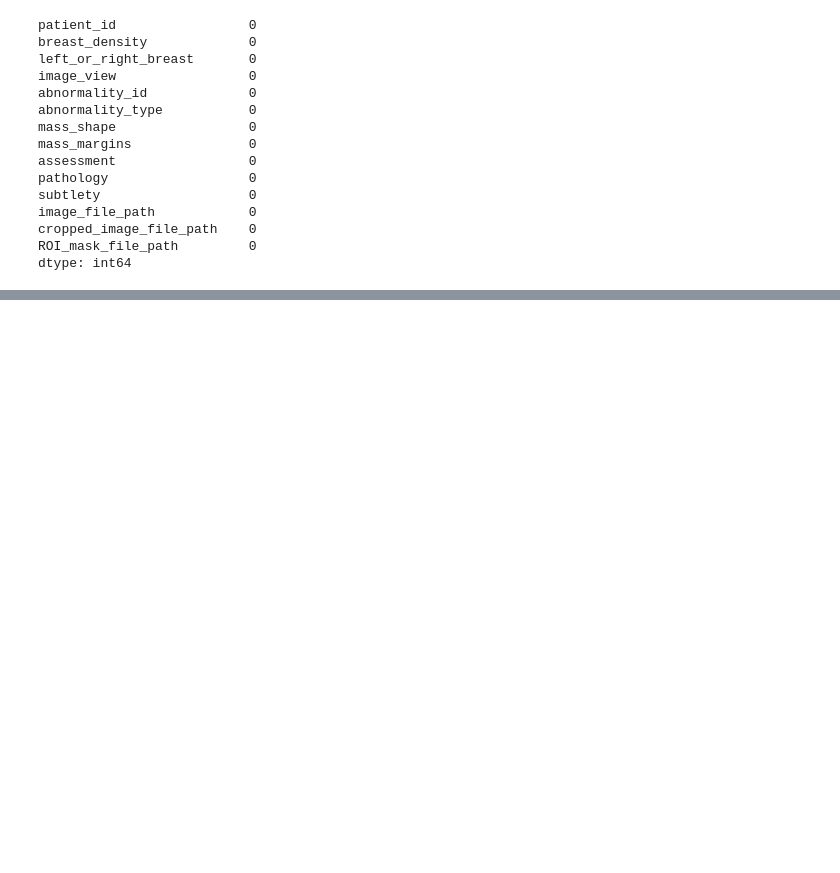
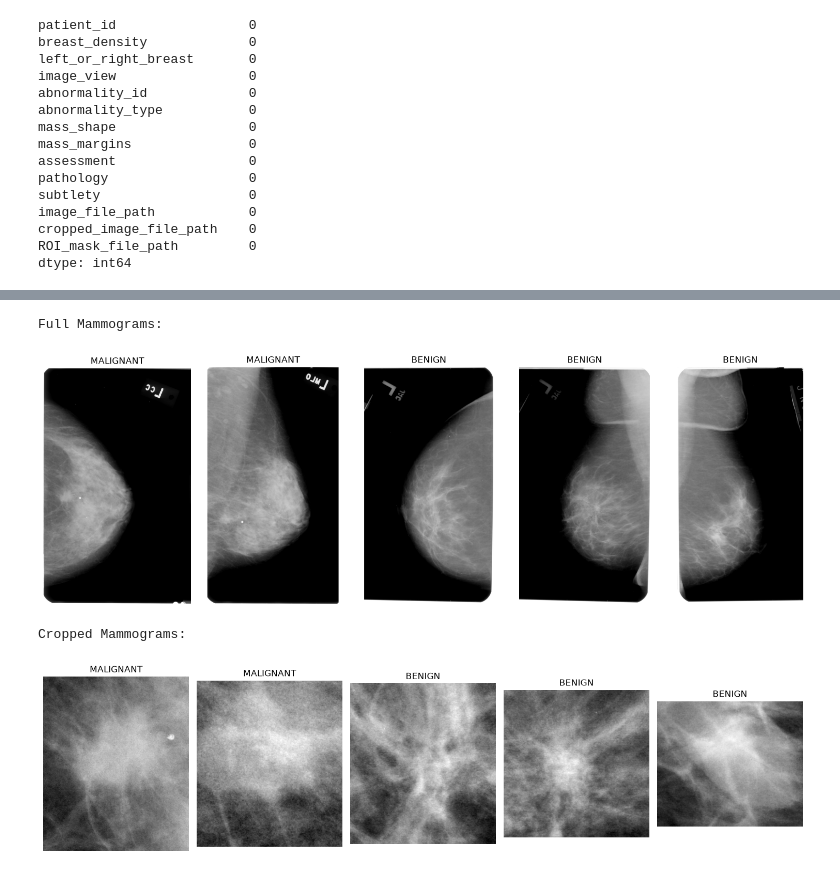
Before and after one commit to ducdatit2002/ml07-code, a Jupyter notebook: Buoi4_Code/SVM_Breast_Cancer.ipynb, the cells around one changed output, grey strips where cells are left out. Drawn from its saved outputs; the diff is of its cells as text; code cells hidden in the pictures; blank space fills up the shorter version.

```diff
--- a/Buoi4_Code/SVM_Breast_Cancer.ipynb
+++ b/Buoi4_Code/SVM_Breast_Cancer.ipynb
@@ -296,0 +325,33 @@ dtype: int64
+# %%
+# Hiển thị ảnh toàn cảnh và vùng crop để kiểm tra ánh xạ bằng mắt.
+# Display some images
+import matplotlib.image as mpimg  # Dùng hàm đọc ảnh
+
+# create function to display images
+def display_images(column, number):  # Định nghĩa hàm hiển thị ảnh
+    # create figure and axes
+    number_to_visualize = number  # Lấy số ảnh cần hiển thị
+    rows = 1  # Đặt số hàng biểu đồ
+    cols = number_to_visualize  # Đặt số cột theo số ảnh
+    fig, axes = plt.subplots(rows, cols, figsize=(15, 5))  # Tạo các ô hiển thị
+
+    # Loop through rows and display images
+    for index, row in mass_train.head(number_to_visualize).iterrows():  # Duyệt các dòng dữ liệu đầu
+        image_path = row[column]  # Lấy đường dẫn ở cột chọn
+        image = mpimg.imread(image_path)  # Đọc ảnh từ đường dẫn
+        ax = axes[index]  # Chọn ô vẽ tương ứng
+        ax.imshow(image, cmap='gray')  # Vẽ ảnh thang xám
+        ax.set_title(f"{row['pathology']}")  # Hiển thị nhãn bệnh lý
+        ax.axis('off')  # Ẩn trục tọa độ
+    plt.tight_layout()  # Căn khoảng cách giữa các ảnh
+    plt.show()  # Hiển thị các ảnh
+
+print('Full Mammograms:\n')  # In tiêu đề ảnh toàn cảnh
+display_images('image_file_path', 5)  # Hiển thị 5 ảnh toàn cảnh
+print('Cropped Mammograms:\n')  # In tiêu đề ảnh crop
+display_images('cropped_image_file_path', 5)  # Hiển thị 5 ảnh crop
+# %% [output]
+Full Mammograms:
+[figure, added]
+Cropped Mammograms:
+[figure, added]
```
Also changed, not shown: parts of 9 cells of this notebook, 6 other files.
